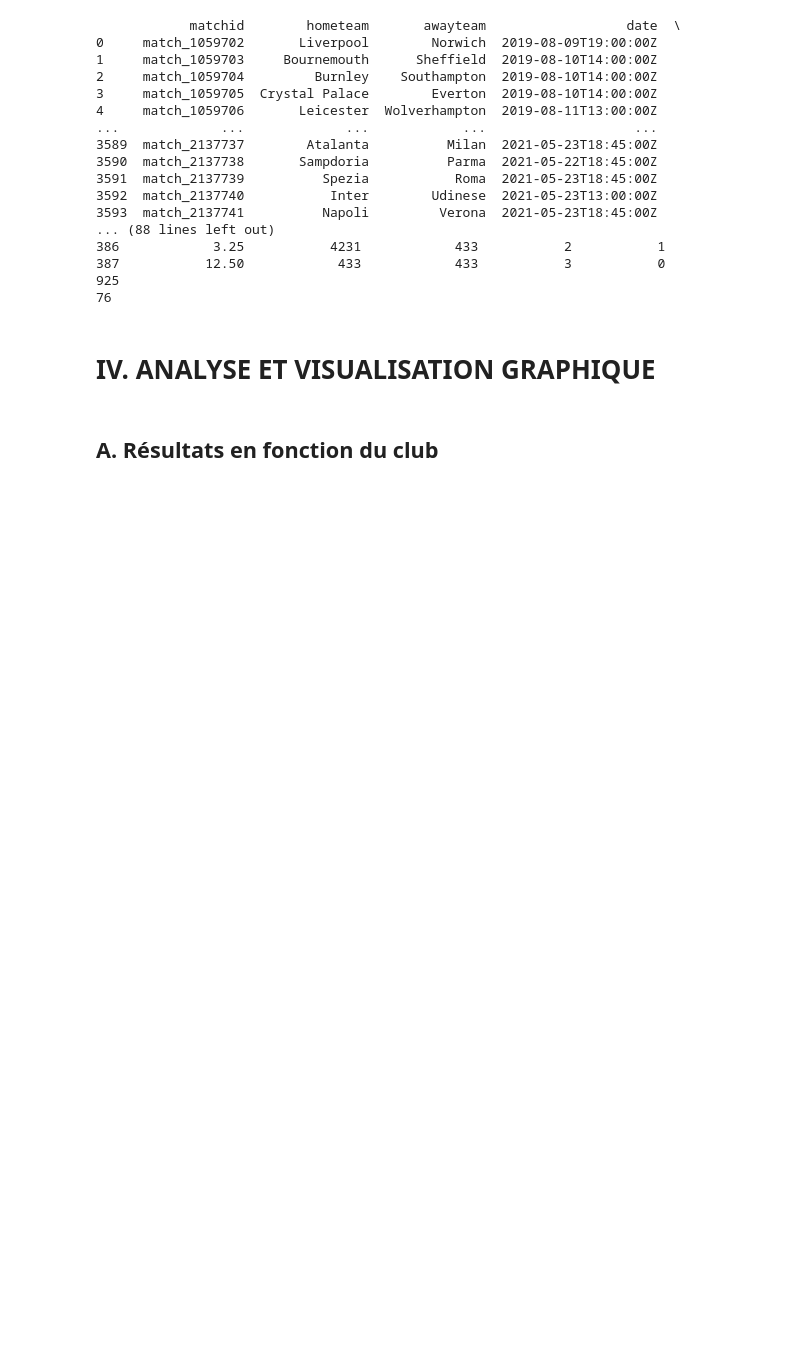
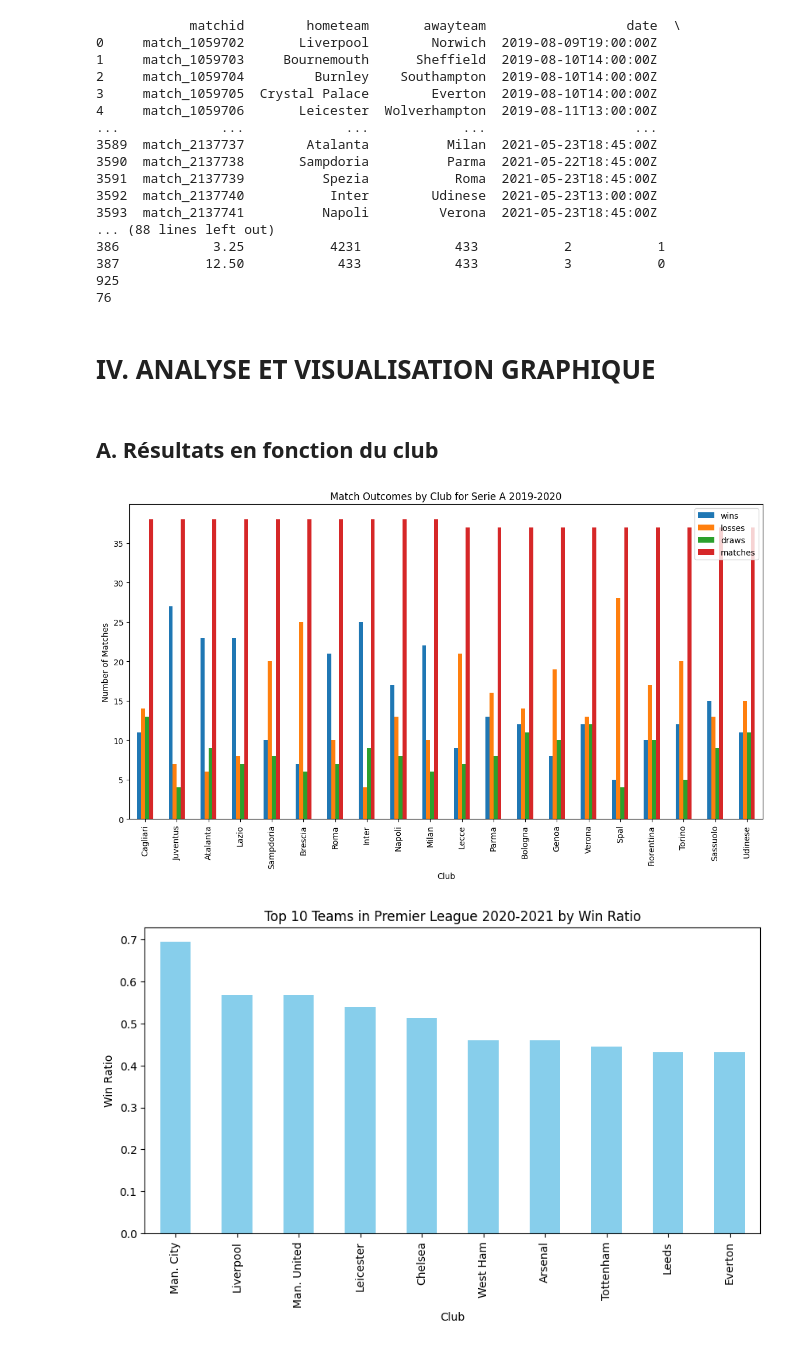
Before and after one commit to Jael-dev/Python-Data-Visualasation-project, a Jupyter notebook: projet.ipynb, the cells around one changed output. Drawn from its saved outputs; the diff is of its cells as text; code cells hidden in the pictures; blank space fills up the shorter version.

Commit message:
A. Résultats en fonction du club

```diff
--- a/projet.ipynb
+++ b/projet.ipynb
@@ -238,14 +227,39 @@ print(len(matchdf[(matchdf['hometeam'] == 'Liverpool') | (matchdf['awayteam'] ==
 # %%
 """
 • Afficher le nombre de matchs par club pour le championnat 5 pour la saison
 2019-2020 (dont victoire, défaite, math nul) (visualisation) Les dates du
 championnat 5 (Série A) pour la saison 2019-2020 sont 24 août 2019 - 2 août
 2020
 """
+# Apply the function for Serie A 2019-2020
+serie_a_results = Visualisation.analyze_matches(matchdf, '2019-08-24', '2020-08-02', 5)
 
+# Plotting
+serie_a_results.sort_values('matches', ascending=False).plot(kind='bar', figsize=(14, 7))
+Visualisation.plt.title('Match Outcomes by Club for Serie A 2019-2020')
+Visualisation.plt.xlabel('Club')
+Visualisation.plt.ylabel('Number of Matches')
+Visualisation.plt.show()
 """
 • Afficher les 10 meilleures équipes pour le championnat 2 de la saison 2020
 2021 (celles avec le meilleur ratio victoire/matchs joués) Les dates du
 championnat 2 (Premier League) pour la saison 2020-2021 sont du 12
 septembre 2020 au 23 mai 2021.
 """
+
+# Apply the function for Premier League 2020-2021
+pl_results = Visualisation.analyze_matches(matchdf, '2020-09-12', '2021-05-23', 2)
+pl_results['win_ratio'] = pl_results['wins'] / pl_results['matches']
+
+# Determine top 10 teams based on win ratio
+top_teams = pl_results.sort_values('win_ratio', ascending=False).head(10)
+
+# Plotting
+top_teams['win_ratio'].plot(kind='bar', color='skyblue', figsize=(10, 5))
+Visualisation.plt.title('Top 10 Teams in Premier League 2020-2021 by Win Ratio')
+Visualisation.plt.xlabel('Club')
+Visualisation.plt.ylabel('Win Ratio')
+Visualisation.plt.show()
+# %% [output]
+[figure, added]
+[figure, added]
```
Also changed, not shown: parts of 2 cells of this notebook, 1 other file.
